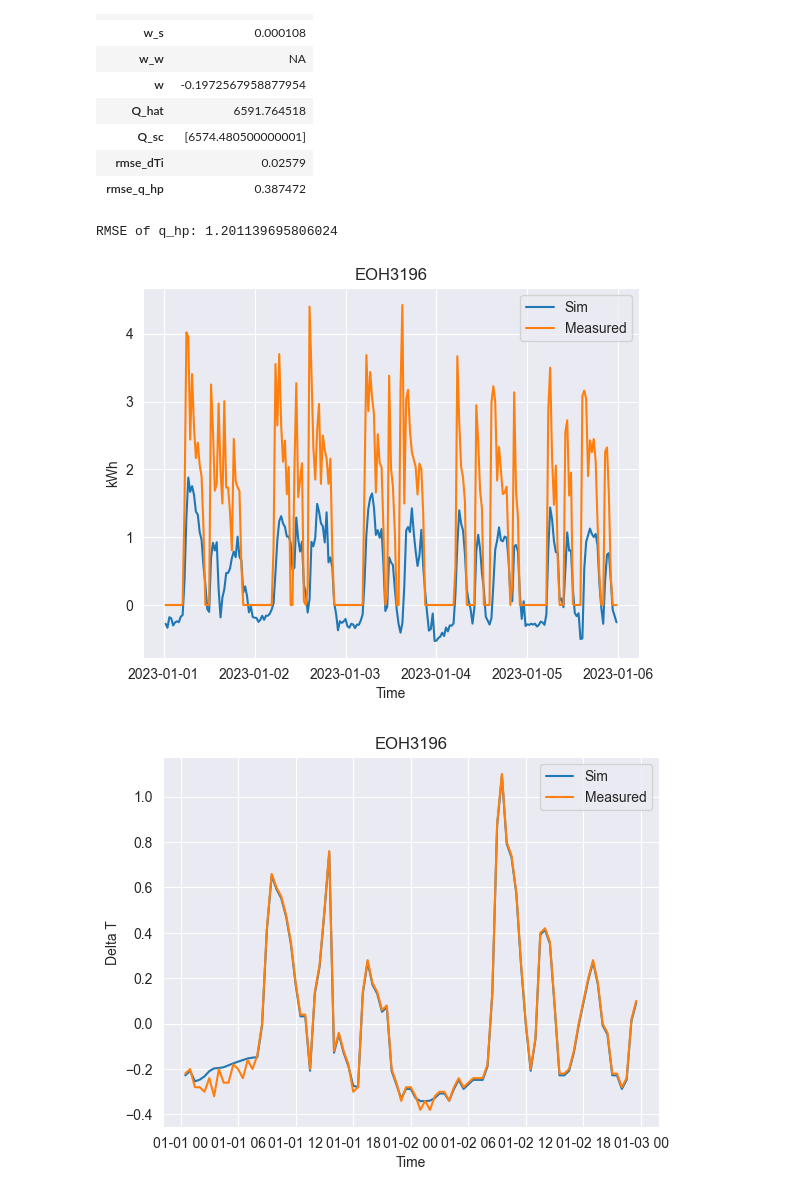
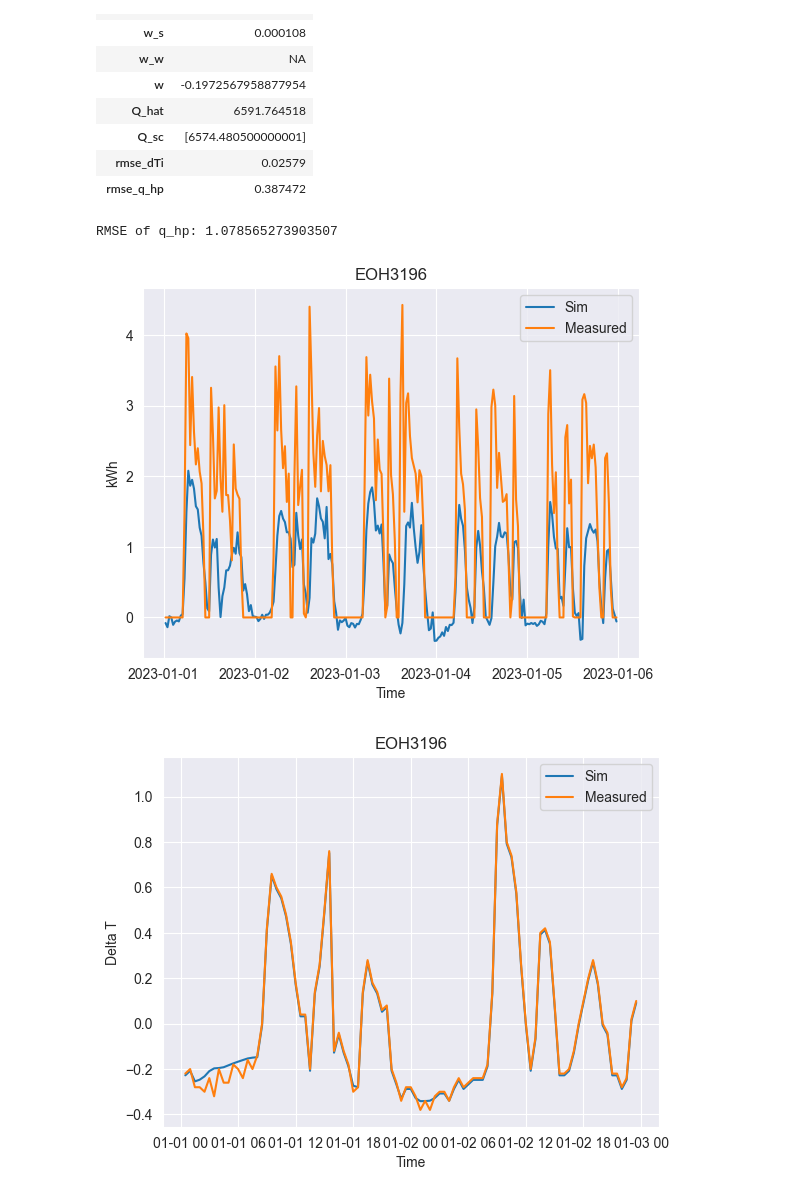
Before and after one commit to Levi319/UK_dataset_RC_Model, a Jupyter notebook: 1R1C_single_home_test.ipynb, the cells around one changed output. Cells and saved outputs as stored; diff of their text form; code cells hidden in the pictures.

```diff
--- a/1R1C_single_home_test.ipynb
+++ b/1R1C_single_home_test.ipynb
@@ -410,37 +412,37 @@ df_heating_val = df_heating_val[df_heating_val.index<=t_end]
 T_a_val = (df_heating_val["External_Air_Temperature"].iloc[:-1].reset_index
        (drop=True).to_numpy())
 T_i_val = (df_heating_val["Internal_Air_Temperature"].iloc[:-1].reset_index
        (drop=True).to_numpy())
 delta_T_a_val = (df_heating_val["Internal_Ambient_Temperature_Diff"].iloc[:-1]
              .reset_index(drop=True).to_numpy())
 delta_T_i_val = (df_heating_val["Internal_Temperature_Diff"].iloc[1:]
              .reset_index(drop=True).to_numpy() / delta_t)
 q_hp_val = (df_heating_val["Heat_Pump_Energy_Output_Diff"].iloc[:-1]
         .reset_index(drop=True).to_numpy())
 q_solar_val = (df_heating_val["SolarRadiation"].iloc[:-1].reset_index
            (drop=True).to_numpy())
 v_wind_val = (df_heating_val["Windspeed"].iloc[:-1].reset_index(drop=True)
           .to_numpy())
 
 
 
-q_hat_sim = (delta_T_i_val * C -  delta_T_a_val / R_a * delta_t  + w_s *
-        q_solar_val  + w * np.ones(len(T_a_val), )* delta_t )
+q_hat_sim = (delta_T_i_val * C -  delta_T_a_val / R_a * delta_t  - w_s *
+        q_solar_val  - w * np.ones(len(T_a_val), )* delta_t )
 
 e_q = q_hat_sim - q_hp_val
 rmse_q_val = np.sqrt(np.mean(e_q**2))
 print(f"RMSE of q_hp: {rmse_q_val}")
 
 plt.plot(df_heating_val.index[1:],q_hat_sim, label = "Sim")
 plt.plot(df_heating_val.index[1:], q_hp_val, label = "Measured")
 plt.legend()
 plt.xlabel("Time")
 plt.ylabel("kWh")
 plt.title(f"{id_use}")
 plt.show()
 # %% [output]
-RMSE of q_hp: 1.201139695806024
+RMSE of q_hp: 1.078565273903507
-[figure, old version]
+[figure, new version]
 # %%
 # -----Look at temperature tracking performance in the training --------------
 
```
Also changed, not shown: parts of 1 cell of this notebook, 1 other file.
